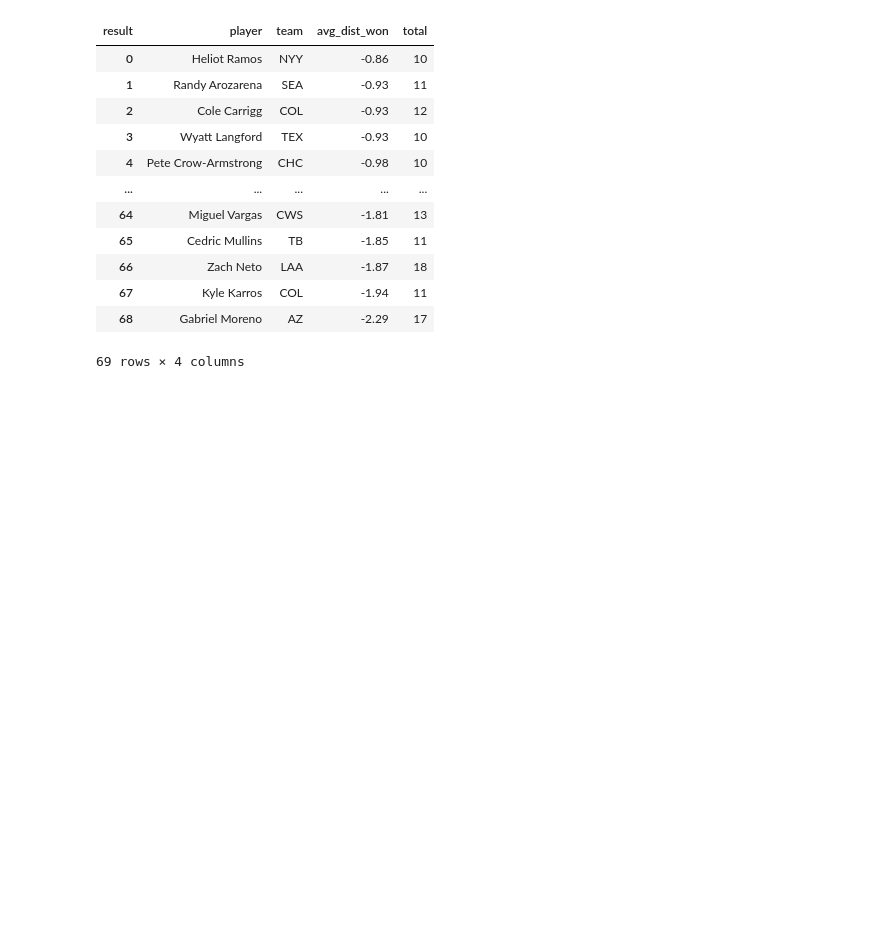
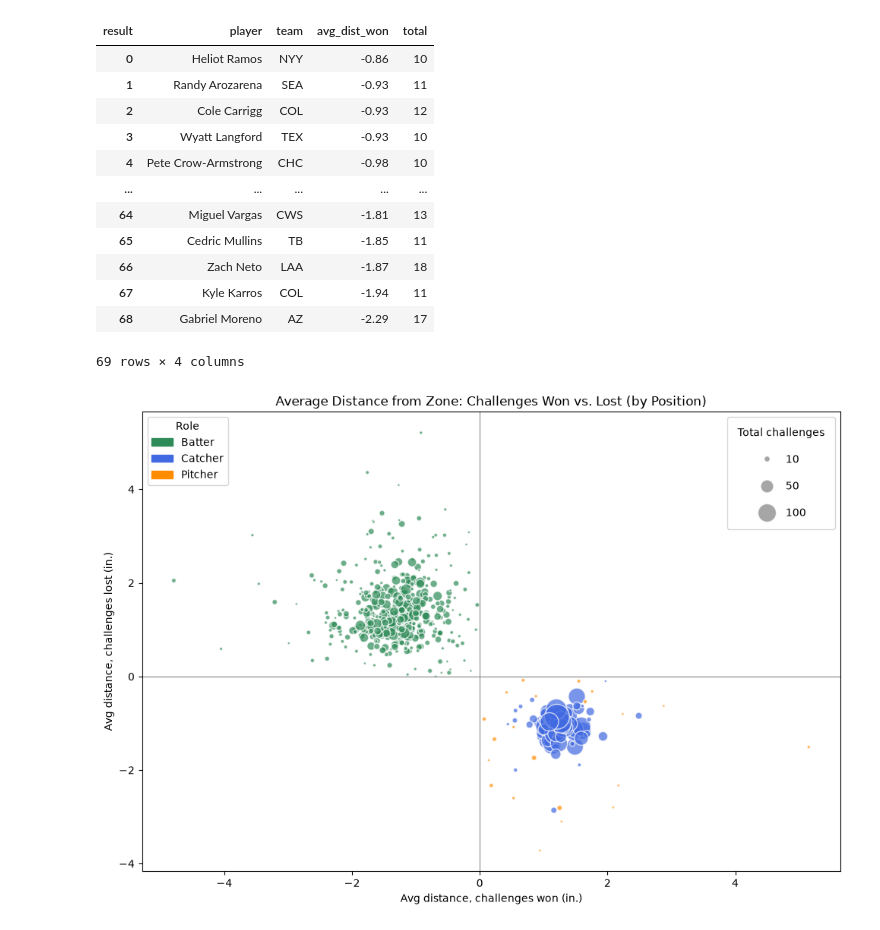
Before and after one commit to statzenthusiast921/ABS_Challenges, a Jupyter notebook: scripts/ABS EDA 10.17.26.ipynb, the cells around one changed output. Cells and saved outputs as stored; diff of their text form; code cells hidden in the pictures; blank space fills up the shorter version.

Commit message:
challenges over time

```diff
--- a/scripts/ABS EDA 10.17.26.ipynb
+++ b/scripts/ABS EDA 10.17.26.ipynb
@@ -352,3 +352,55 @@ how_close('batter', 10, balls=True)
 | 67 | Kyle Karros | COL | -1.94 | 11 |
 | 68 | Gabriel Moreno | AZ | -2.29 | 17 |
 69 rows × 4 columns
+# %%
+import matplotlib.pyplot as plt
+from matplotlib.patches import Patch
+from matplotlib.lines import Line2D
+
+player_distance = df.pivot_table(index=['player', 'role'], columns='result',
+                                 values='dist_in_', aggfunc='mean').round(2)
+player_distance = player_distance.rename(columns={False: 'avg_dist_lost', True: 'avg_dist_won'})
+player_distance = player_distance.reindex(columns=['avg_dist_lost', 'avg_dist_won'])
+player_distance['total'] = df.groupby(['player', 'role']).size()
+
+player_distance = (player_distance#[player_distance['total'] >= 10]
+                   .dropna(subset=['avg_dist_lost', 'avg_dist_won'])
+                   .reset_index())
+
+role_colors = {'batter': 'seagreen', 'catcher': 'royalblue', 'pitcher': 'darkorange'}
+colors = player_distance['role'].map(role_colors)
+size_scale = 3
+
+fig, ax = plt.subplots(figsize=(10, 7))
+ax.scatter(player_distance['avg_dist_won'], player_distance['avg_dist_lost'],
+           c=colors, s=player_distance['total'] * size_scale,
+           alpha=0.7, edgecolor='white')
+
+ax.axhline(0, color='gray', lw=0.8)
+ax.axvline(0, color='gray', lw=0.8)
+
+ax.set_title('Average Distance from Zone: Challenges Won vs. Lost (by Position)')
+ax.set_xlabel('Avg distance, challenges won (in.)')
+ax.set_ylabel('Avg distance, challenges lost (in.)')
+
+# ----- Legend 1
+role_legend = ax.legend(handles=[Patch(color='seagreen', label='Batter'),
+                                 Patch(color='royalblue', label='Catcher'),
+                                 Patch(color='darkorange', label='Pitcher')],
+                        title='Role', loc='upper left')
+ax.add_artist(role_legend)
+
+# ----- Legend 2
+size_examples = [10, 50, 100]
+size_handles = [Line2D([0], [0], marker='o', linestyle='',
+                       markersize=(n * size_scale) ** 0.5,
+                       markerfacecolor='gray', markeredgecolor='white',
+                       alpha=0.7, label=str(n))
+                for n in size_examples]
+ax.legend(handles=size_handles, title='Total challenges',
+          loc='upper right', labelspacing=1.5, borderpad=1)
+
+plt.tight_layout()
+plt.show()
+# %% [output]
+[figure, added]
```
